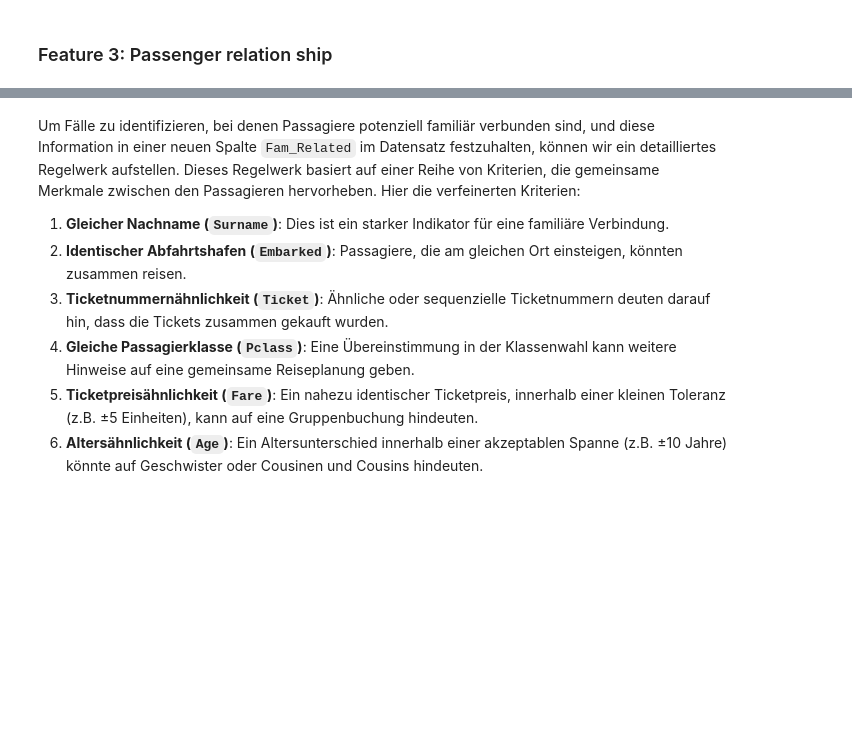
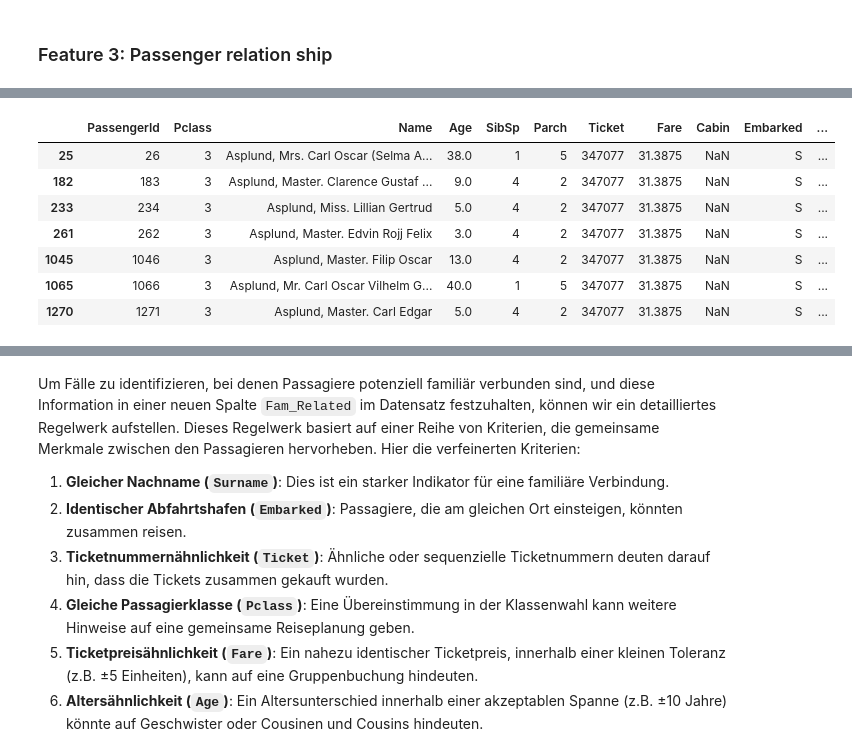
Before and after one commit to IvanBirkmaier/titanic_challenge, a Jupyter notebook: PredictSurvival.ipynb, the cells around one changed output, grey strips where cells are left out. Saved outputs shown, nothing was run; the diff lists cells and outputs as text; code cells hidden in the pictures; blank space fills up the shorter version.

Commit message:
Clustering for Family adding

```diff
--- a/PredictSurvival.ipynb
+++ b/PredictSurvival.ipynb
@@ -519,0 +637,12 @@ feature_engineering_df
+# %%
+special_cases = filtered_df[filtered_df["Family_ID"]==10.0]
+special_cases
+# %% [output]
+|  | PassengerId | Pclass | Name | Age | SibSp | Parch | Ticket | Fare | Cabin | Embarked | ... |
+| 25 | 26 | 3 | Asplund, Mrs. Carl Oscar (Selma A... | 38.0 | 1 | 5 | 347077 | 31.3875 | NaN | S | ... |
+| 182 | 183 | 3 | Asplund, Master. Clarence Gustaf ... | 9.0 | 4 | 2 | 347077 | 31.3875 | NaN | S | ... |
+| 233 | 234 | 3 | Asplund, Miss. Lillian Gertrud | 5.0 | 4 | 2 | 347077 | 31.3875 | NaN | S | ... |
+| 261 | 262 | 3 | Asplund, Master. Edvin Rojj Felix | 3.0 | 4 | 2 | 347077 | 31.3875 | NaN | S | ... |
+| 1045 | 1046 | 3 | Asplund, Master. Filip Oscar | 13.0 | 4 | 2 | 347077 | 31.3875 | NaN | S | ... |
+| 1065 | 1066 | 3 | Asplund, Mr. Carl Oscar Vilhelm G... | 40.0 | 1 | 5 | 347077 | 31.3875 | NaN | S | ... |
+| 1270 | 1271 | 3 | Asplund, Master. Carl Edgar | 5.0 | 4 | 2 | 347077 | 31.3875 | NaN | S | ... |
```
Also changed, not shown: parts of 4 cells of this notebook.
